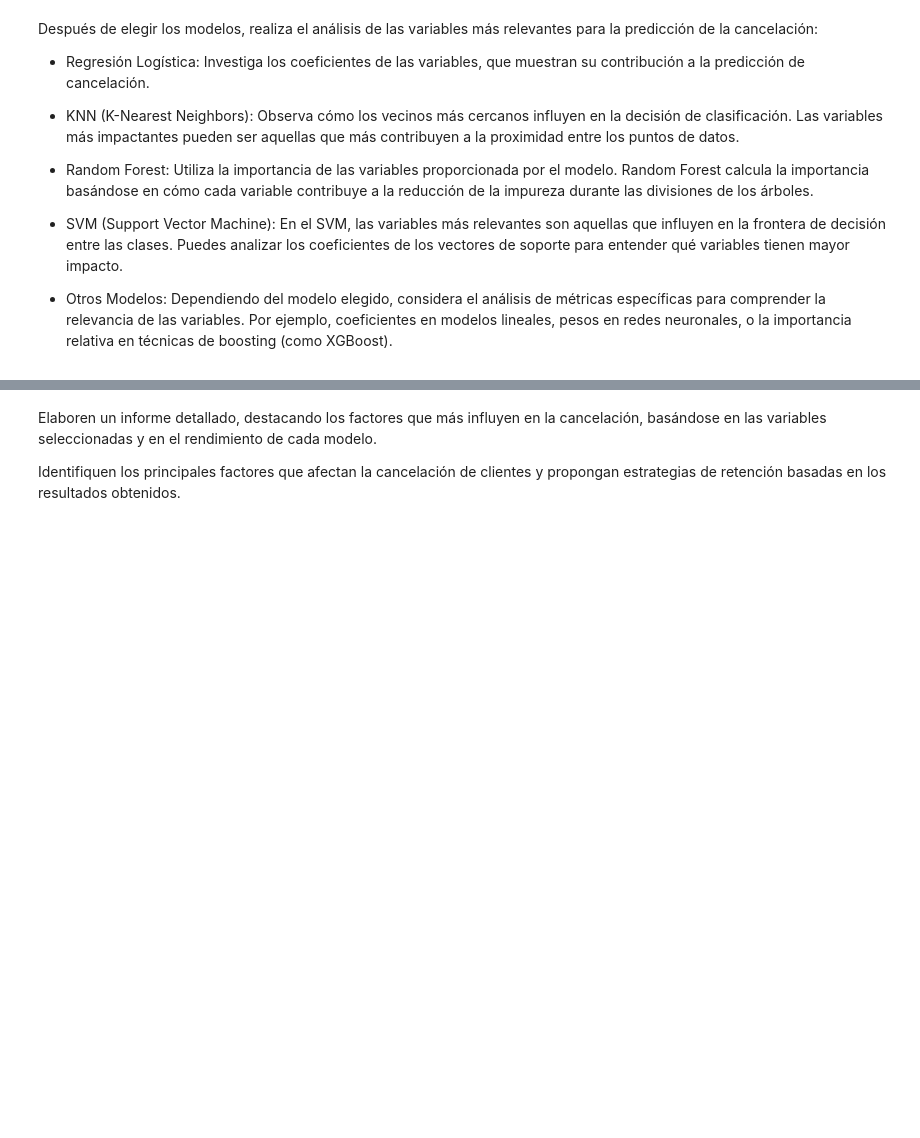
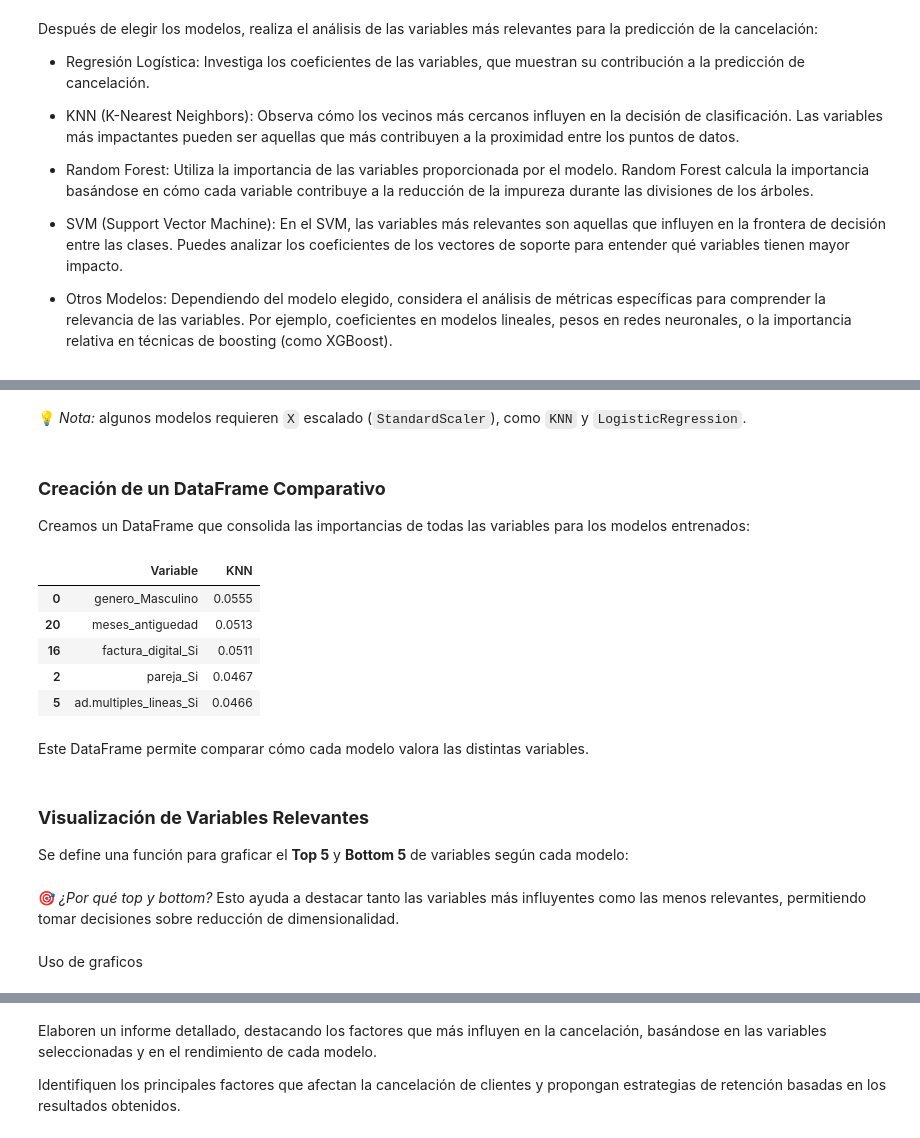
Before and after one commit to MigXDev/CS_Datos_I_DESAFIO_3, a Jupyter notebook: TelecomX_LATAM_2.ipynb, the cells around one changed output, grey strips where cells are left out. Drawn from its saved outputs; the diff is of its cells as text; code cells hidden in the pictures; blank space fills up the shorter version.

```diff
--- a/TelecomX_LATAM_2.ipynb
+++ b/TelecomX_LATAM_2.ipynb
@@ -1930,0 +1963,6 @@ Después de elegir los modelos, realiza el análisis de las variables más relev
+# %% [markdown]
+💡 *Nota:* algunos modelos requieren `X` escalado (`StandardScaler`), como `KNN` y `LogisticRegression`.
+# %% [markdown]
+### **Creación de un DataFrame Comparativo**
+
+Creamos un DataFrame que consolida las importancias de todas las variables para los modelos entrenados:
@@ -1945,6 +1981,21 @@ importance_df = pd.DataFrame({
     'SVM': svm_importance,
     'GradientBoosting': xgb_importance
 })
+# %%
+importance_df[['Variable', 'KNN']].sort_values(by='KNN', ascending=False).head(5)
+# %% [output]
+|  | Variable | KNN |
+| 0 | genero_Masculino | 0.0555 |
+| 20 | meses_antiguedad | 0.0513 |
+| 16 | factura_digital_Si | 0.0511 |
+| 2 | pareja_Si | 0.0467 |
+| 5 | ad.multiples_lineas_Si | 0.0466 |
+# %% [markdown]
+Este DataFrame permite comparar cómo cada modelo valora las distintas variables.
+# %% [markdown]
+### **Visualización de Variables Relevantes**
+
+Se define una función para graficar el **Top 5** y **Bottom 5** de variables según cada modelo:
 # %%
 # Función para graficar top y bottom 5 variables de importancia
 def plot_top_bottom_features(importances, feature_names, model_name):
@@ -1974,6 +2025,11 @@ def plot_top_bottom_features(importances, feature_names, model_name):
 
     plt.tight_layout()
     plt.show()
+# %% [markdown]
+🎯 *¿Por qué top y bottom?*
+Esto ayuda a destacar tanto las variables más influyentes como las menos relevantes, permitiendo tomar decisiones sobre reducción de dimensionalidad.
+# %% [markdown]
+Uso de graficos
 # %%
 # Ejemplo para cada modelo
 plot_top_bottom_features(knn_importance, feature_names, "KNN")
```
Also changed, not shown: parts of 38 cells of this notebook.
